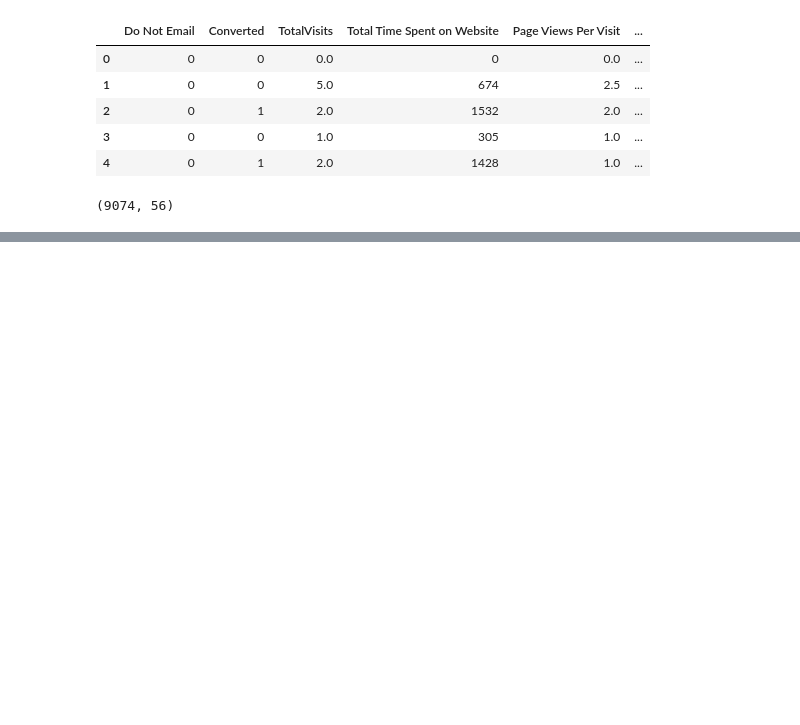
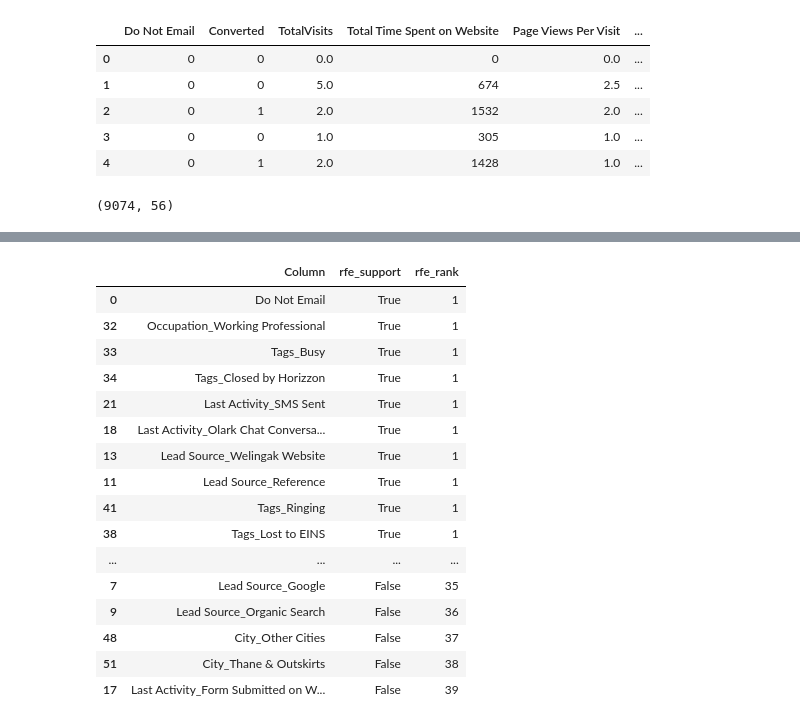
Before and after one commit to aparnakishan/XEducationLeadScore, a Jupyter notebook: LeadScoreXEduCaseStudy.ipynb, the cells around one changed output, grey strips where cells are left out. Cells and saved outputs as stored; diff of their text form; code cells hidden in the pictures; blank space fills up the shorter version.

```diff
--- a/LeadScoreXEduCaseStudy.ipynb
+++ b/LeadScoreXEduCaseStudy.ipynb
@@ -776,0 +806,3 @@ df_lead.shape
+# %%
+# Splitting the data into train and test
+X_train, X_test, y_train, y_test = train_test_split(X, y, train_size=0.7, test_size=0.3, random_state=100)
@@ -776,0 +813,4 @@ df_lead.shape
+# %%
+scaler = StandardScaler()
+
+X_train[num_cols] = scaler.fit_transform(X_train[num_cols])
@@ -776,0 +844,5 @@ df_lead.shape
+# %%
+#Dropping highly correlated dummy variables
+
+X_test = X_test.drop(['Lead Origin_Lead Add Form','Occupation_Unemployed'], 1)
+X_train = X_train.drop(['Lead Origin_Lead Add Form','Occupation_Unemployed'], 1)
@@ -776,0 +861,33 @@ df_lead.shape
+# %%
+import statsmodels.api as sm
+from sklearn.linear_model import LogisticRegression
+logreg = LogisticRegression()
+
+from sklearn.feature_selection import RFE
+rfe = RFE(logreg, n_features_to_select = 15)             # running RFE with 15 variables as output
+rfe = rfe.fit(X_train, y_train)
+# %%
+df_rfe_rank = pd.DataFrame()
+df_rfe_rank['Column'] = X_train.columns
+df_rfe_rank['rfe_support'] = rfe.support_
+df_rfe_rank['rfe_rank'] = rfe.ranking_
+
+df_rfe_rank.sort_values(by='rfe_rank')
+# %% [output]
+|  | Column | rfe_support | rfe_rank |
+| 0 | Do Not Email | True | 1 |
+| 32 | Occupation_Working Professional | True | 1 |
+| 33 | Tags_Busy | True | 1 |
+| 34 | Tags_Closed by Horizzon | True | 1 |
+| 21 | Last Activity_SMS Sent | True | 1 |
+| 18 | Last Activity_Olark Chat Conversa... | True | 1 |
+| 13 | Lead Source_Welingak Website | True | 1 |
+| 11 | Lead Source_Reference | True | 1 |
+| 41 | Tags_Ringing | True | 1 |
+| 38 | Tags_Lost to EINS | True | 1 |
+| ... | ... | ... | ... |
+| 7 | Lead Source_Google | False | 35 |
+| 9 | Lead Source_Organic Search | False | 36 |
+| 48 | City_Other Cities | False | 37 |
+| 51 | City_Thane & Outskirts | False | 38 |
+| 17 | Last Activity_Form Submitted on W... | False | 39 |
```
Also changed, not shown: parts of 19 cells of this notebook.
